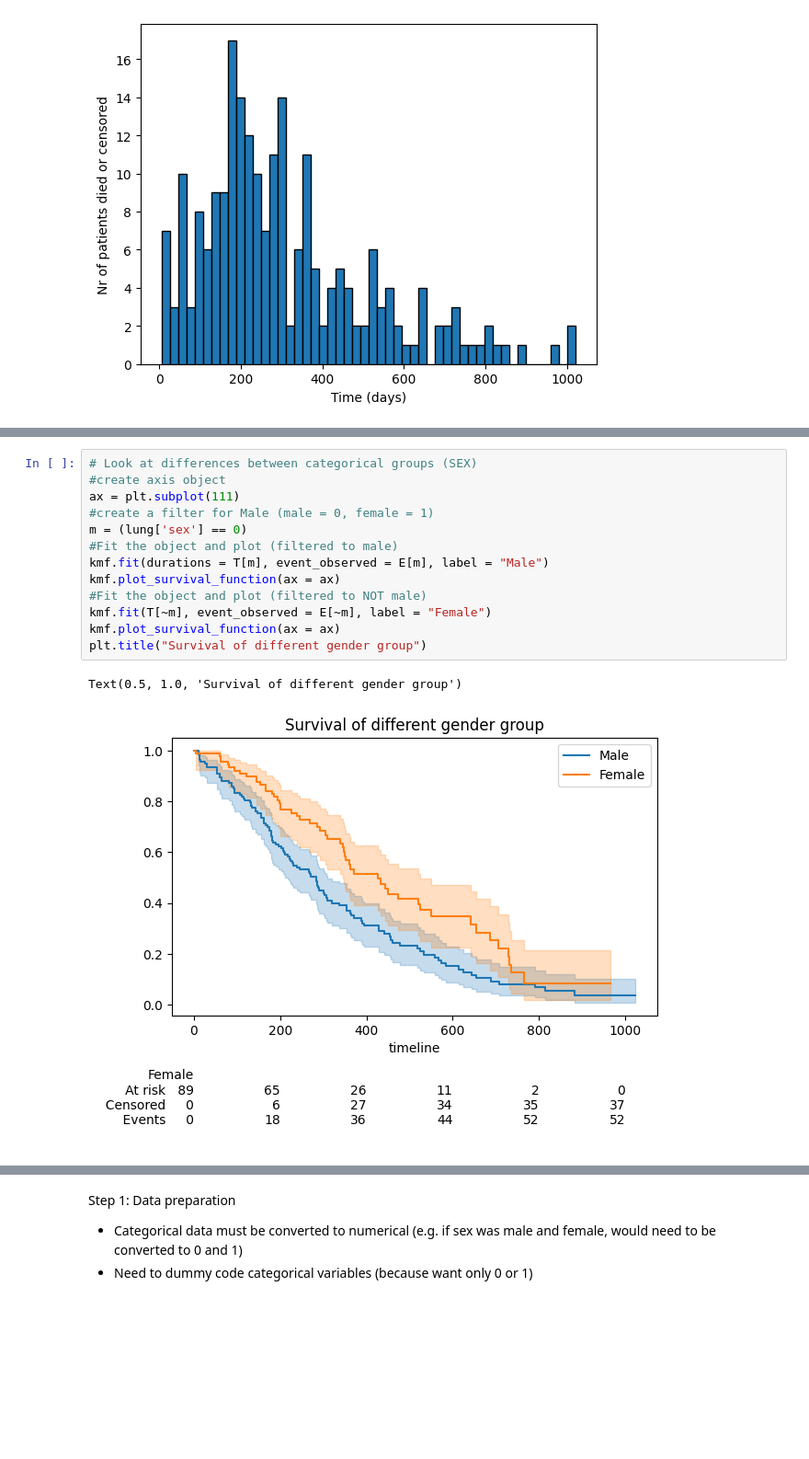
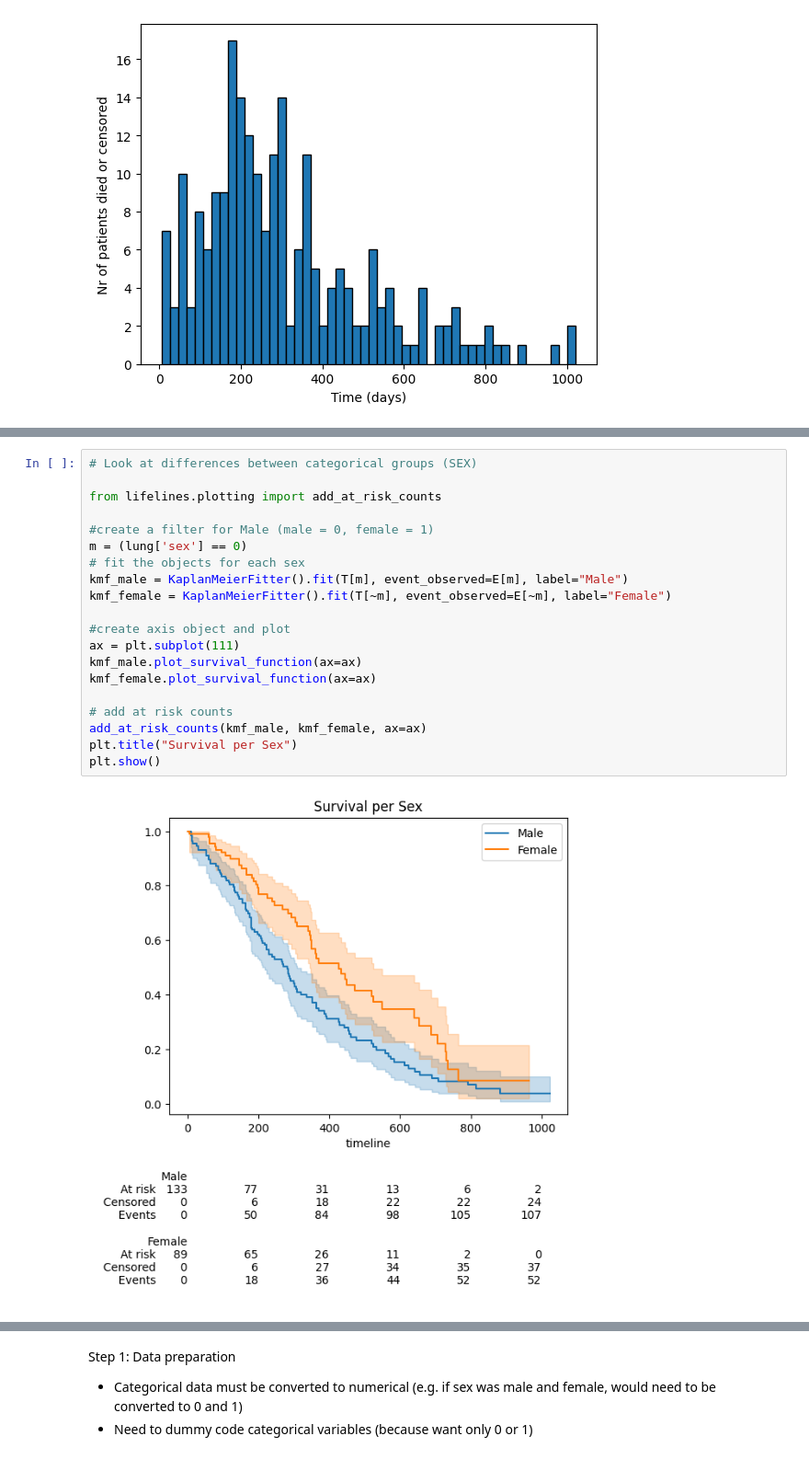
Before and after one commit to juliafrankenberg/survival-analysis, a Jupyter notebook: survival.ipynb, the cells around one changed output, grey strips where cells are left out. Shown at 92% size. Saved outputs shown, nothing was run; the diff lists cells and outputs as text; blank space fills up the shorter version.

```diff
--- a/survival.ipynb
+++ b/survival.ipynb
@@ -228,17 +250,23 @@ times
 # %%
 # Look at differences between categorical groups (SEX)
-#create axis object
-ax = plt.subplot(111)
+
+from lifelines.plotting import add_at_risk_counts
+
 #create a filter for Male (male = 0, female = 1)
 m = (lung['sex'] == 0)
-#Fit the object and plot (filtered to male)
-kmf.fit(durations = T[m], event_observed = E[m], label = "Male")
-kmf.plot_survival_function(ax = ax)
-#Fit the object and plot (filtered to NOT male)
-kmf.fit(T[~m], event_observed = E[~m], label = "Female")
-kmf.plot_survival_function(ax = ax)
-plt.title("Survival of different gender group")
+# fit the objects for each sex
+kmf_male = KaplanMeierFitter().fit(T[m], event_observed=E[m], label="Male")
+kmf_female = KaplanMeierFitter().fit(T[~m], event_observed=E[~m], label="Female")
+
+#create axis object and plot
+ax = plt.subplot(111)
+kmf_male.plot_survival_function(ax=ax)
+kmf_female.plot_survival_function(ax=ax)
+
+# add at risk counts
+add_at_risk_counts(kmf_male, kmf_female, ax=ax)
+plt.title("Survival per Sex")
+plt.show()
 # %% [output]
-Text(0.5, 1.0, 'Survival of different gender group')
-[figure, old version]
+[figure, new version]
 # %% [markdown]
```
Also changed, not shown: parts of 22 cells of this notebook.
